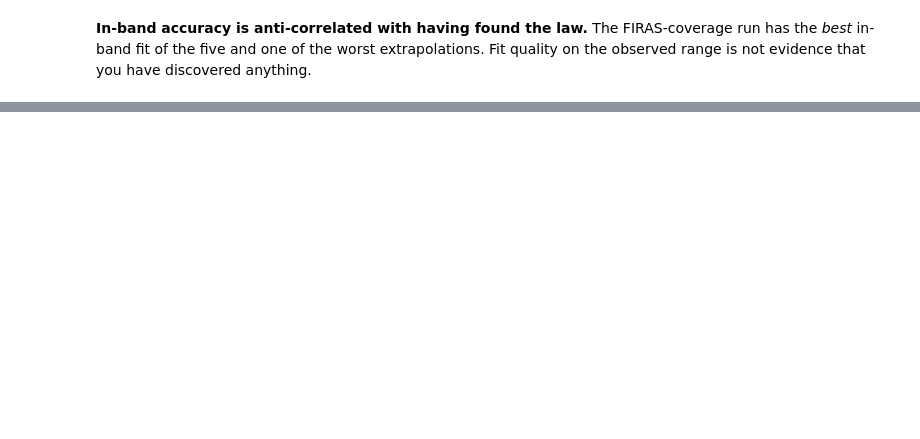
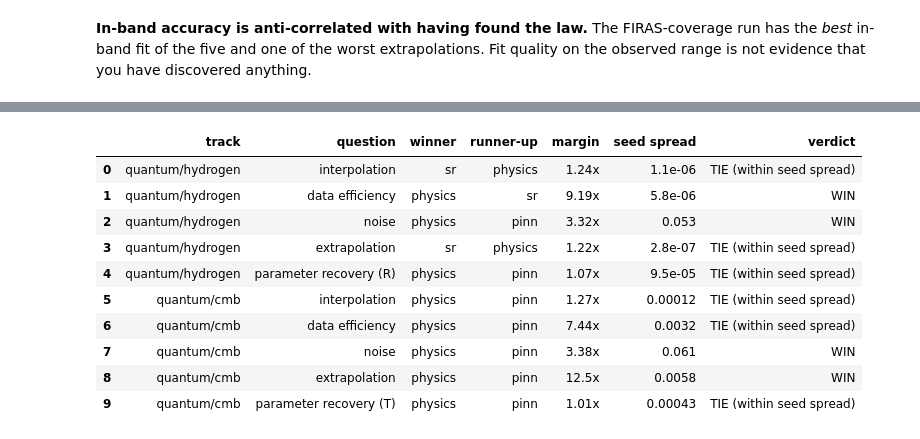
Before and after one commit to drorjac/physics-prior, a Jupyter notebook: notebooks/03_quantum.ipynb, the cells around one changed output, grey strips where cells are left out. Drawn from its saved outputs; the diff is of its cells as text; code cells hidden in the pictures; blank space fills up the shorter version.

```diff
--- a/notebooks/03_quantum.ipynb
+++ b/notebooks/03_quantum.ipynb
@@ -239,0 +249,16 @@ have discovered anything.
+# %%
+from physprior.reporting import conclusions as C
+verdicts = C.verdict_frame('quantum')
+display(verdicts)
+# %% [output]
+|  | track | question | winner | runner-up | margin | seed spread | verdict |
+| 0 | quantum/hydrogen | interpolation | sr | physics | 1.24x | 1.1e-06 | TIE (within seed spread) |
+| 1 | quantum/hydrogen | data efficiency | physics | sr | 9.19x | 5.8e-06 | WIN |
+| 2 | quantum/hydrogen | noise | physics | pinn | 3.32x | 0.053 | WIN |
+| 3 | quantum/hydrogen | extrapolation | sr | physics | 1.22x | 2.8e-07 | TIE (within seed spread) |
+| 4 | quantum/hydrogen | parameter recovery (R) | physics | pinn | 1.07x | 9.5e-05 | TIE (within seed spread) |
+| 5 | quantum/cmb | interpolation | physics | pinn | 1.27x | 0.00012 | TIE (within seed spread) |
+| 6 | quantum/cmb | data efficiency | physics | pinn | 7.44x | 0.0032 | TIE (within seed spread) |
+| 7 | quantum/cmb | noise | physics | pinn | 3.38x | 0.061 | WIN |
+| 8 | quantum/cmb | extrapolation | physics | pinn | 12.5x | 0.0058 | WIN |
+| 9 | quantum/cmb | parameter recovery (T) | physics | pinn | 1.01x | 0.00043 | TIE (within seed spread) |
```
Also changed, not shown: parts of 3 cells of this notebook, 8 other files.
